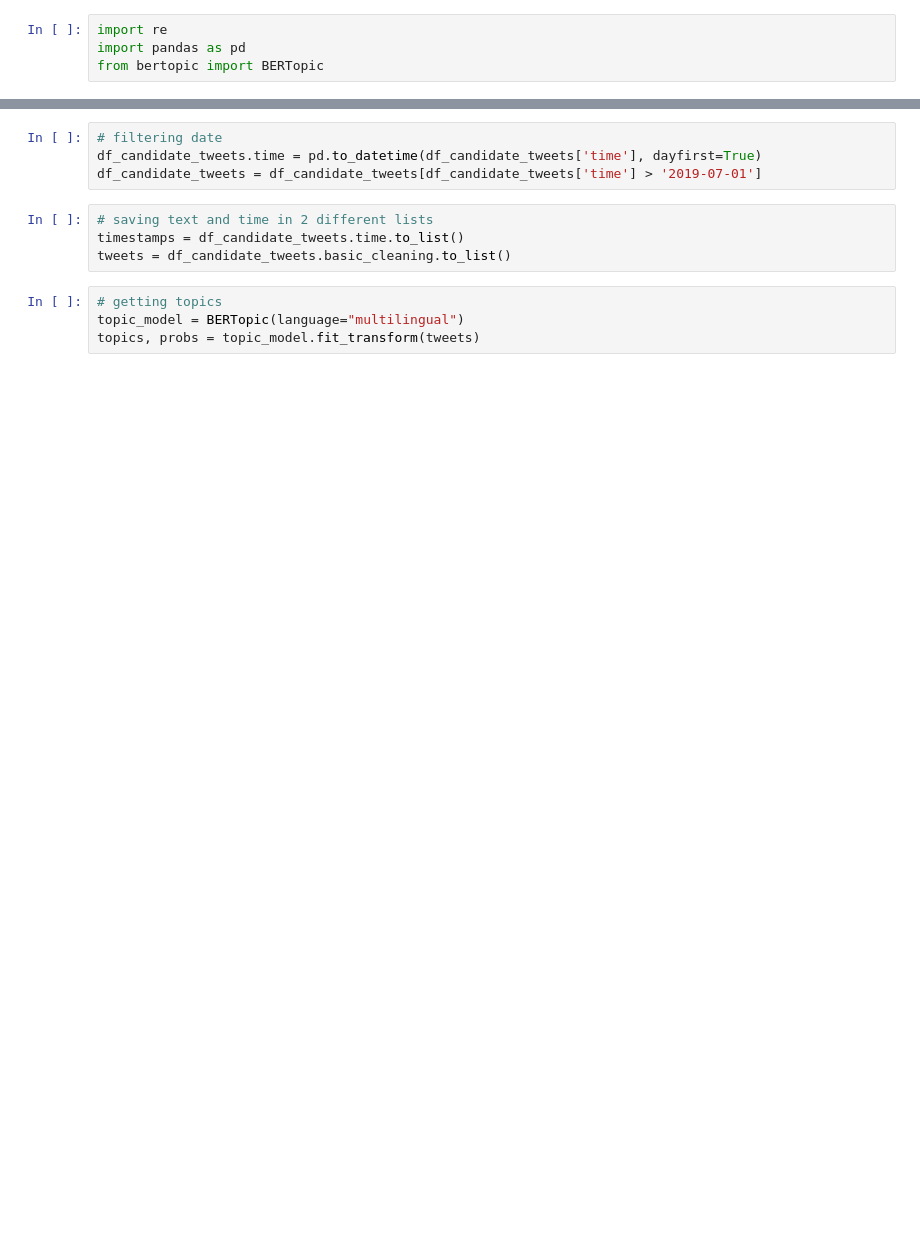
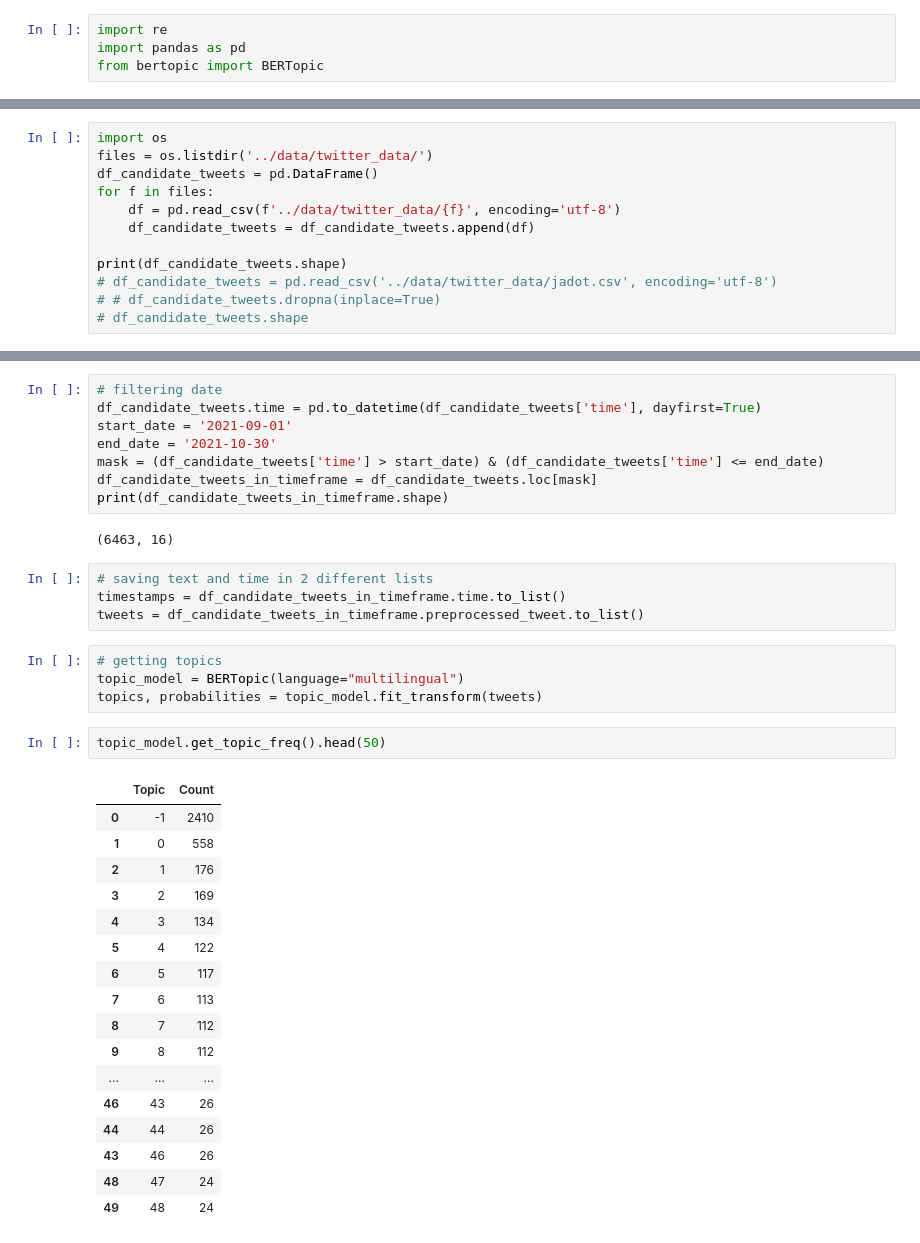
Before and after one commit to amirpaia/election-campaign-dynamics, a Jupyter notebook: Topic Modeling/bertopic_weekly.ipynb, the cells around one changed output, grey strips where cells are left out. Drawn from its saved outputs; the diff is of its cells as text; blank space fills up the shorter version.

```diff
--- a/Topic Modeling/bertopic_weekly.ipynb
+++ b/Topic Modeling/bertopic_weekly.ipynb
@@ -7,0 +5,12 @@ df_candidate_tweets = pd.read_csv('../data/twitter_data/zemmour.csv', encoding='
+# %%
+import os
+files = os.listdir('../data/twitter_data/')
+df_candidate_tweets = pd.DataFrame()
+for f in files:
+    df = pd.read_csv(f'../data/twitter_data/{f}', encoding='utf-8')
+    df_candidate_tweets = df_candidate_tweets.append(df)
+
+print(df_candidate_tweets.shape)
+# df_candidate_tweets = pd.read_csv('../data/twitter_data/jadot.csv', encoding='utf-8')
+# # df_candidate_tweets.dropna(inplace=True)
+# df_candidate_tweets.shape
@@ -21,12 +35,38 @@ df_candidate_tweets.basic_cleaning = df_candidate_tweets.apply(lambda row: " ".j
 # %%
 # filtering date
 df_candidate_tweets.time = pd.to_datetime(df_candidate_tweets['time'], dayfirst=True)
-df_candidate_tweets = df_candidate_tweets[df_candidate_tweets['time'] > '2019-07-01']
+start_date = '2021-09-01'
+end_date = '2021-10-30'
+mask = (df_candidate_tweets['time'] > start_date) & (df_candidate_tweets['time'] <= end_date)
+df_candidate_tweets_in_timeframe = df_candidate_tweets.loc[mask]
+print(df_candidate_tweets_in_timeframe.shape)
+# %% [output]
+(6463, 16)
 # %%
 # saving text and time in 2 different lists
-timestamps = df_candidate_tweets.time.to_list()
-tweets = df_candidate_tweets.basic_cleaning.to_list()
+timestamps = df_candidate_tweets_in_timeframe.time.to_list()
+tweets = df_candidate_tweets_in_timeframe.preprocessed_tweet.to_list()
 # %%
 # getting topics
 topic_model = BERTopic(language="multilingual")
-topics, probs = topic_model.fit_transform(tweets)
+topics, probabilities = topic_model.fit_transform(tweets)
+# %%
+topic_model.get_topic_freq().head(50)
+# %% [output]
+|  | Topic | Count |
+| 0 | -1 | 2410 |
+| 1 | 0 | 558 |
+| 2 | 1 | 176 |
+| 3 | 2 | 169 |
+| 4 | 3 | 134 |
+| 5 | 4 | 122 |
+| 6 | 5 | 117 |
+| 7 | 6 | 113 |
+| 8 | 7 | 112 |
+| 9 | 8 | 112 |
+| ... | ... | ... |
+| 46 | 43 | 26 |
+| 44 | 44 | 26 |
+| 43 | 46 | 26 |
+| 48 | 47 | 24 |
+| 49 | 48 | 24 |
```
Also changed, not shown: parts of 10 cells of this notebook, 2 other files.
